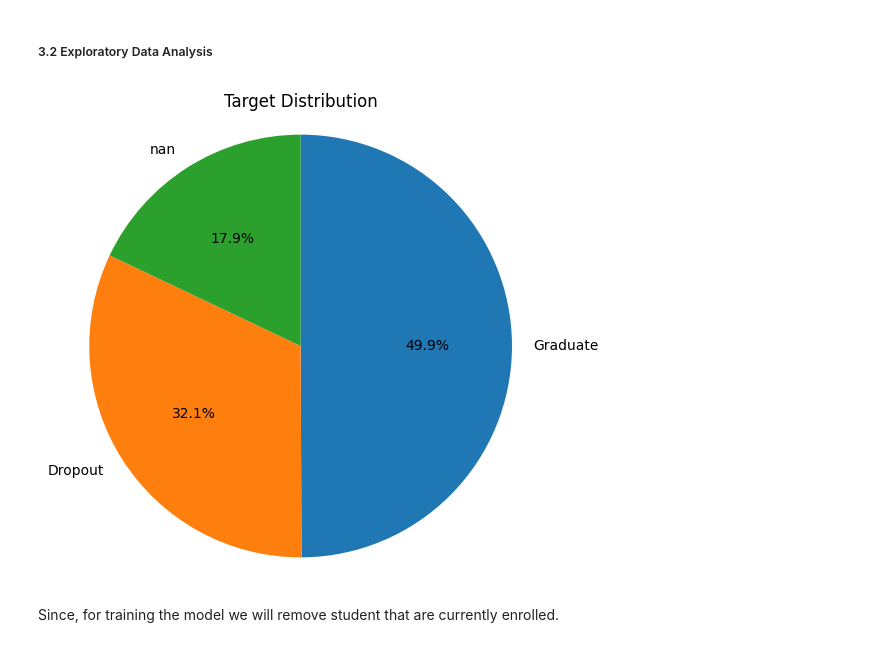
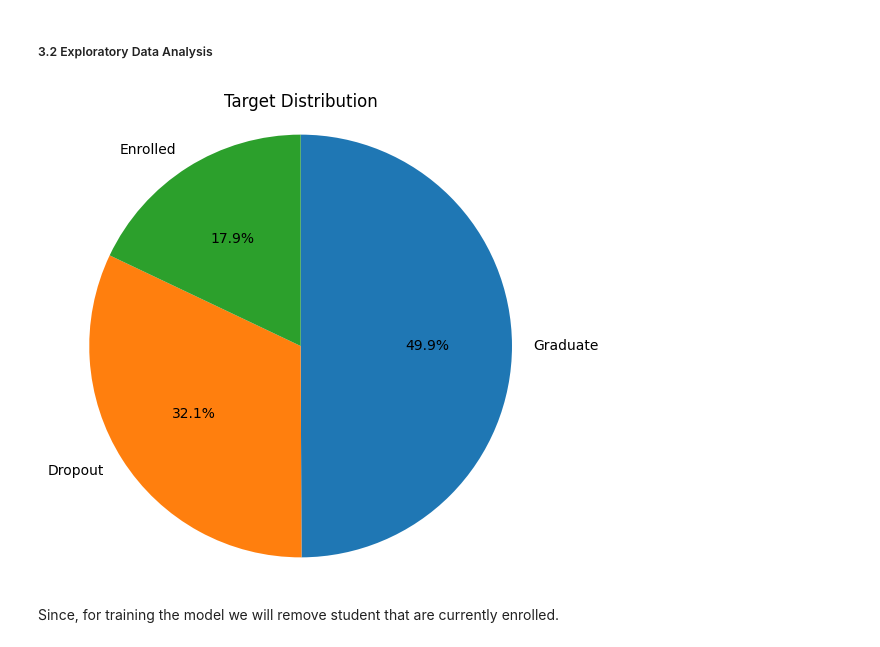
Before and after one commit to jmr-enola/AIM-AI-ML-Capstone-Project, a Jupyter notebook: files/main.ipynb, the cells around one changed output. Cells and saved outputs as stored; diff of their text form; code cells hidden in the pictures.

```diff
--- a/files/main.ipynb
+++ b/files/main.ipynb
@@ -57,8 +57,8 @@ data.head()
 | 4 | 2 | 39 | 1 | 8014 | 0 | ... |
 5 rows × 37 columns
 # %%
-#map target column such that 0 = Dropout, 1 = Enrolled, 2 = Graduate
-data['target'] = data['target'].map({'Dropout': 0, 'Enrolled': 1, 'Graduate': 2})
+#map target column such that 0 = Dropout, 1 = Graduate, 2 = Enrolled
+data['target'] = data['target'].map({'Dropout': 0, 'Graduate': 1, 'Enrolled': 2})
 # %%
 data['target'].head()
 # %% [output]
@@ -507,19 +507,19 @@ All categorical and binary data also pre-encoded as well.
 # %%
 # Pie chart for the target column
 import matplotlib.pyplot as plt
 
 col_data = data['target']
 counts = col_data.value_counts()
-labels = counts.index.map({0: 'Dropout', 2: 'Graduate'}).tolist()
+labels = counts.index.map({0: 'Dropout', 1: 'Graduate', 2: 'Enrolled'}).tolist()
 sizes = counts.values
 
 plt.figure(figsize=(6,6))
 plt.pie(sizes, labels=labels, autopct='%1.1f%%', startangle=90, counterclock=False)
 plt.title('Target Distribution')
 plt.axis('equal')
 plt.show()
 # %% [output]
-[figure, old version]
+[figure, new version]
 # %% [markdown]
 Since, for training the model we will remove student that are currently enrolled.
 # %%
```
Also changed, not shown: parts of 19 cells of this notebook, 1 other file.
